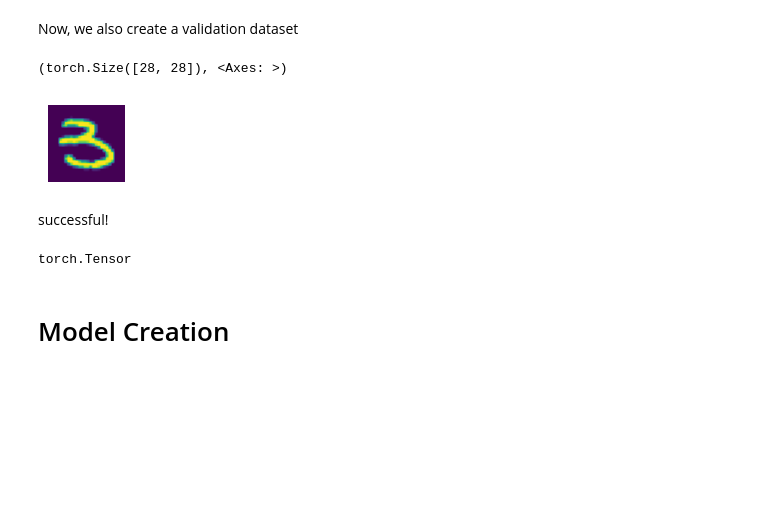
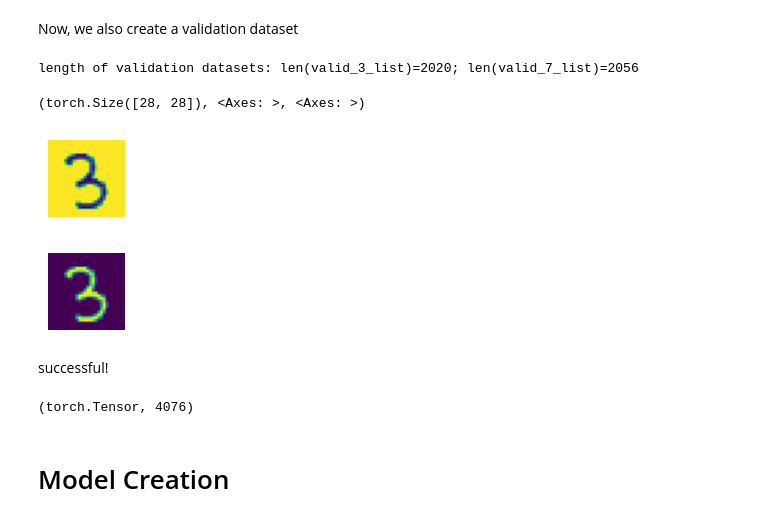
Before and after one commit to ShwetanshSingh/MNISTDigitClassifier-Git, a Jupyter notebook: notebooks/model_from_scratch.ipynb, the cells around one changed output. Drawn from its saved outputs; the diff is of its cells as text; code cells hidden in the pictures; blank space fills up the shorter version.

```diff
--- a/notebooks/model_from_scratch.ipynb
+++ b/notebooks/model_from_scratch.ipynb
@@ -33,0 +34,22 @@ len(three_tensors), len(seven_tensors)
+# %%
+# Create tensors for both normal and inverted images
+three_tensors = []
+seven_tensors = []
+
+# Process threes
+for img_path in threes_path:
+    img = Image.open(img_path)
+    # Add normal image tensor
+    three_tensors.append(tensor(img))
+    # Add inverted image tensor
+    three_tensors.append(invert_image(img))
+
+# Process sevens
+for img_path in sevens_path:
+    img = Image.open(img_path)
+    # Add normal image tensor
+    seven_tensors.append(tensor(img))
+    # Add inverted image tensor
+    seven_tensors.append(invert_image(img))
+
+print("Number of tensors (including inverted):", len(three_tensors), len(seven_tensors))
@@ -64,4 +93,22 @@ x.shape, y
 (torch.Size([784]), tensor([1]))
 # %% [markdown]
 Now, we also create a validation dataset
+# %%
+valid_3_list = []
+valid_7_list = []
+
+path_3 = (path)
+for img_path in (path / "valid/3").ls().sorted():
+    image = Image.open(img_path)
+    valid_3_list.append(tensor(image))
+    valid_3_list.append(invert_image(image))
+
+for img_path in (path / "valid/7").ls().sorted():
+    image = Image.open(img_path)
+    valid_7_list.append(tensor(image))
+    valid_7_list.append(invert_image(image))
+
+print(f"length of validation datasets: {len(valid_3_list)=}; {len(valid_7_list)=}")
+# %% [output]
+length of validation datasets: len(valid_3_list)=2020; len(valid_7_list)=2056
 # %%
@@ -76,8 +123,12 @@ valid_7_tens = valid_7_tens.float() / 255
+# %%
+valid_3_tens = torch.stack(valid_3_list).float() / 255
+valid_7_tens = torch.stack(valid_7_list).float() / 255
 # %%
-valid_3_tens[0].shape, show_image(valid_3_tens[1])
+valid_3_tens[0].shape, show_image(valid_3_tens[1]), show_image(valid_3_tens[0])
 # %% [output]
-(torch.Size([28, 28]), <Axes: >)
+(torch.Size([28, 28]), <Axes: >, <Axes: >)
-[figure, old version]
+[figure, new version]
+[figure, added]
 # %% [markdown]
 successful!
 # %%
@@ -85,9 +136,9 @@ valid_x = torch.cat([valid_3_tens, valid_7_tens]).view(-1, 28 * 28)
 valid_y = tensor([1] * len(valid_3_tens) + [0] * len(valid_7_tens)).unsqueeze(1)
 valid_dset = list(zip(valid_x, valid_y))
 # %%
-type(valid_dset[0][0])
+type(valid_dset[0][0]), len(valid_dset)
 # %% [output]
-torch.Tensor
+(torch.Tensor, 4076)
 # %% [markdown]
 # Model Creation
 # %% [markdown]
```
Also changed, not shown: parts of 15 cells of this notebook, 1 other file.
